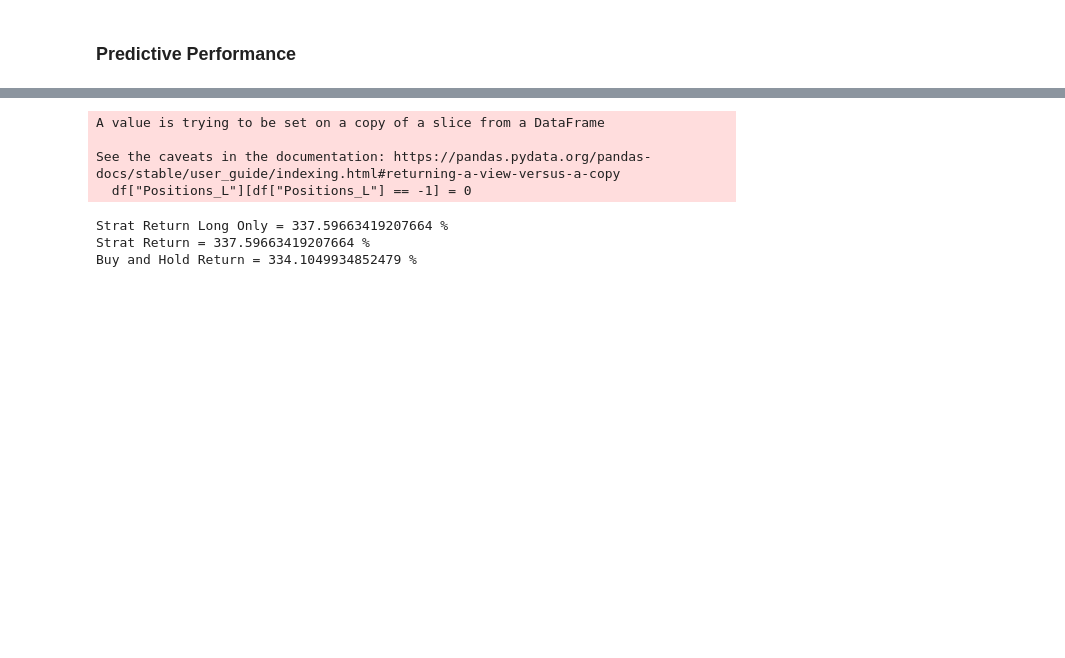
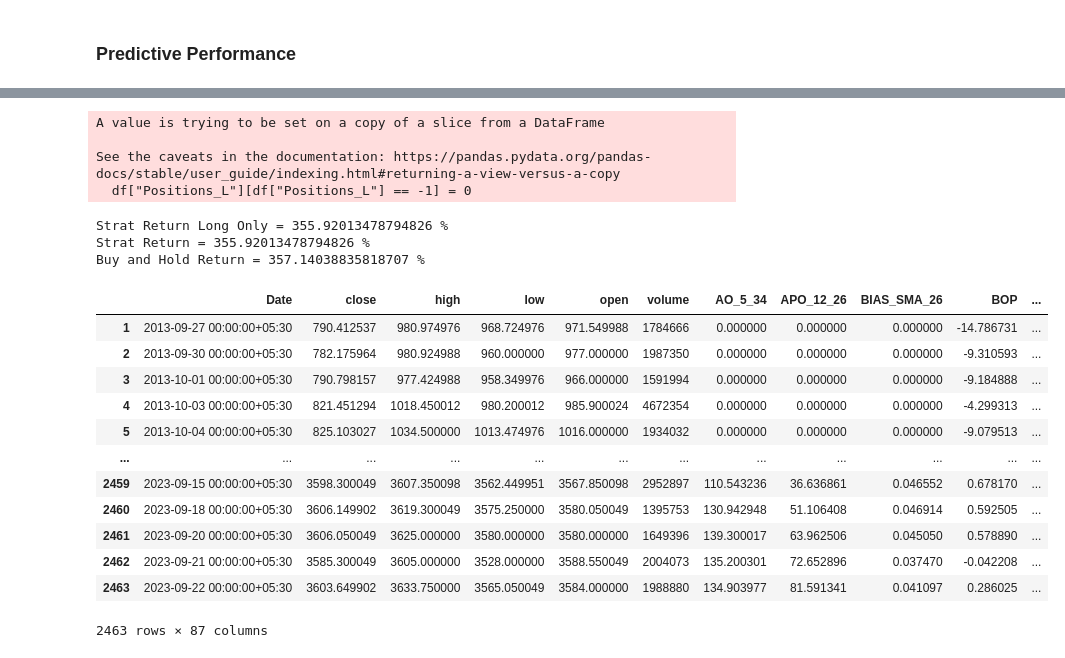
Before and after one commit to pankajti/wqu, a Jupyter notebook: ML/random forest.ipynb, the cells around one changed output, grey strips where cells are left out. Saved outputs shown, nothing was run; the diff lists cells and outputs as text; code cells hidden in the pictures; blank space fills up the shorter version.

```diff
--- a/ML/random forest.ipynb
+++ b/ML/random forest.ipynb
@@ -140,6 +274,6 @@ visualizer.show()
 <Axes: title={'center': 'RandomForestClassifier Classification Report'}>
 # %%
-df['Pred'] = model.predict(df[['SMA_10','RSI_14']])
+df['Pred'] = model.predict(df[X.columns])
 df["Positions"] = np.where(df["Pred"] > 0.5, 1, -1)
 df["Strat_ret"] = df["Positions"].shift(1) * df["Ret"]
 df["Positions_L"] = df["Positions"].shift(1)
@@ -202,5 +318,5 @@ ret.mean()/ret.std()
 # %%
-df['Pred'] = dummy_model.predict(df[['SMA_10','RSI_14']])
+df['Pred'] = dummy_model.predict(df[ X.columns])
 df["Positions"] = np.where(df["Pred"] > 0.5, 1, -1)
 df["Strat_ret"] = df["Positions"].shift(1) * df["Ret"]
 df["Positions_L"] = df["Positions"].shift(1)
@@ -222,9 +338,25 @@ A value is trying to be set on a copy of a slice from a DataFrame
 
 See the caveats in the documentation: https://pandas.pydata.org/pandas-docs/stable/user_guide/indexing.html#returning-a-view-versus-a-copy
   df["Positions_L"][df["Positions_L"] == -1] = 0
-Strat Return Long Only = 337.59663419207664 %
-Strat Return = 337.59663419207664 %
-Buy and Hold Return = 334.1049934852479 %
+Strat Return Long Only = 355.92013478794826 %
+Strat Return = 355.92013478794826 %
+Buy and Hold Return = 357.14038835818707 %
+# %%
+df
+# %% [output]
+|  | Date | close | high | low | open | volume | AO_5_34 | APO_12_26 | BIAS_SMA_26 | BOP | ... |
+| 1 | 2013-09-27 00:00:00+05:30 | 790.412537 | 980.974976 | 968.724976 | 971.549988 | 1784666 | 0.000000 | 0.000000 | 0.000000 | -14.786731 | ... |
+| 2 | 2013-09-30 00:00:00+05:30 | 782.175964 | 980.924988 | 960.000000 | 977.000000 | 1987350 | 0.000000 | 0.000000 | 0.000000 | -9.310593 | ... |
+| 3 | 2013-10-01 00:00:00+05:30 | 790.798157 | 977.424988 | 958.349976 | 966.000000 | 1591994 | 0.000000 | 0.000000 | 0.000000 | -9.184888 | ... |
+| 4 | 2013-10-03 00:00:00+05:30 | 821.451294 | 1018.450012 | 980.200012 | 985.900024 | 4672354 | 0.000000 | 0.000000 | 0.000000 | -4.299313 | ... |
+| 5 | 2013-10-04 00:00:00+05:30 | 825.103027 | 1034.500000 | 1013.474976 | 1016.000000 | 1934032 | 0.000000 | 0.000000 | 0.000000 | -9.079513 | ... |
+| ... | ... | ... | ... | ... | ... | ... | ... | ... | ... | ... | ... |
+| 2459 | 2023-09-15 00:00:00+05:30 | 3598.300049 | 3607.350098 | 3562.449951 | 3567.850098 | 2952897 | 110.543236 | 36.636861 | 0.046552 | 0.678170 | ... |
+| 2460 | 2023-09-18 00:00:00+05:30 | 3606.149902 | 3619.300049 | 3575.250000 | 3580.050049 | 1395753 | 130.942948 | 51.106408 | 0.046914 | 0.592505 | ... |
+| 2461 | 2023-09-20 00:00:00+05:30 | 3606.050049 | 3625.000000 | 3580.000000 | 3580.000000 | 1649396 | 139.300017 | 63.962506 | 0.045050 | 0.578890 | ... |
+| 2462 | 2023-09-21 00:00:00+05:30 | 3585.300049 | 3605.000000 | 3528.000000 | 3588.550049 | 2004073 | 135.200301 | 72.652896 | 0.037470 | -0.042208 | ... |
+| 2463 | 2023-09-22 00:00:00+05:30 | 3603.649902 | 3633.750000 | 3565.050049 | 3584.000000 | 1988880 | 134.903977 | 81.591341 | 0.041097 | 0.286025 | ... |
+2463 rows × 87 columns
 # %%
 ret=df.CumRet_L
 ret.mean()/ret.std()
```
Also changed, not shown: parts of 47 cells of this notebook.
